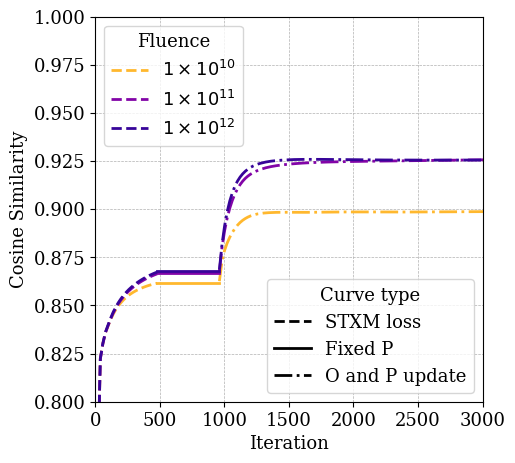
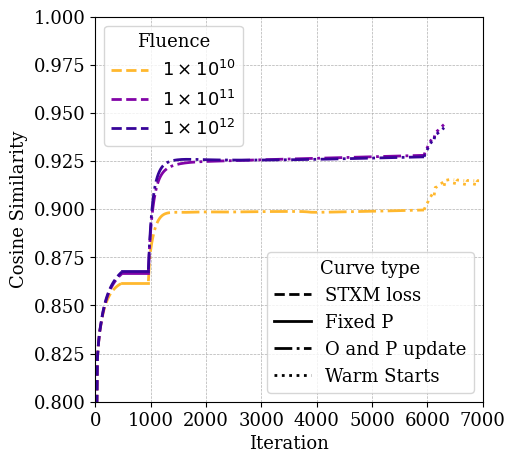
Unified diff of the notebook cell whose output changed from the first chart to the second:
--- before
+++ after
@@ -23,6 +23,17 @@
                 r'.\fluence_1e12\recon_post_STXM_2.pt']
 
+
+# Add the fine-tuning stages to the run_files_list as well
+def add_fine_tuning_stages(run_files_list, fluence_folder, num_stages=2, start=3):
+    for i in range(start, num_stages+start):  # Assuming 2 fine-tuning stages after the initial reconstruction
+        run_files_list = run_files_list + [f'{fluence_folder}\\recon_post_STXM_{i}.pt']
+    return run_files_list
+
+run_files_1e10 = add_fine_tuning_stages(run_files_1e10, r'.\fluence_1e10', num_stages=6, start=3)
+run_files_1e11 = add_fine_tuning_stages(run_files_1e11, r'.\fluence_1e11', num_stages=2, start=3)
+run_files_1e12 = add_fine_tuning_stages(run_files_1e12, r'.\fluence_1e12', num_stages=2, start=3)
+
 # Each stage of the reconstruction has a different line style.
-line_styles = ['--', '-', '-.']
+line_styles = ['--', '-', '-.'] + [':'] * 10  # Dashed for initial, solid for post-STXM, dash-dot for first fine-tuning, then solid for the rest
 colours = [light_yellow, light_purple, dark_purple]
 
@@ -58,9 +69,9 @@
 
 # Linestyle legend
-style_labels = ["STXM loss", "Fixed P", "O and P update"]
+style_labels = ["STXM loss", "Fixed P", "O and P update", "Warm Starts"]
 
 style_handles = [
     Line2D([0], [0], color='black', linestyle=ls, linewidth=2, label=lbl)
-    for ls, lbl in zip(line_styles, style_labels)
+    for ls, lbl in zip(line_styles[0:4], style_labels[0:4])
 ]
 
@@ -77,5 +88,5 @@
 ax.set_ylim(0.8, 1.00)
 #ax.set_ylim(0.9, 0.95)
-ax.set_xlim(0, 3000)
+ax.set_xlim(0, 7000)
 ax.grid(True, which='both', linestyle='--', linewidth=0.5)
 plt.show()

Commit: Developed a warm-restart fine-tuning procedure.